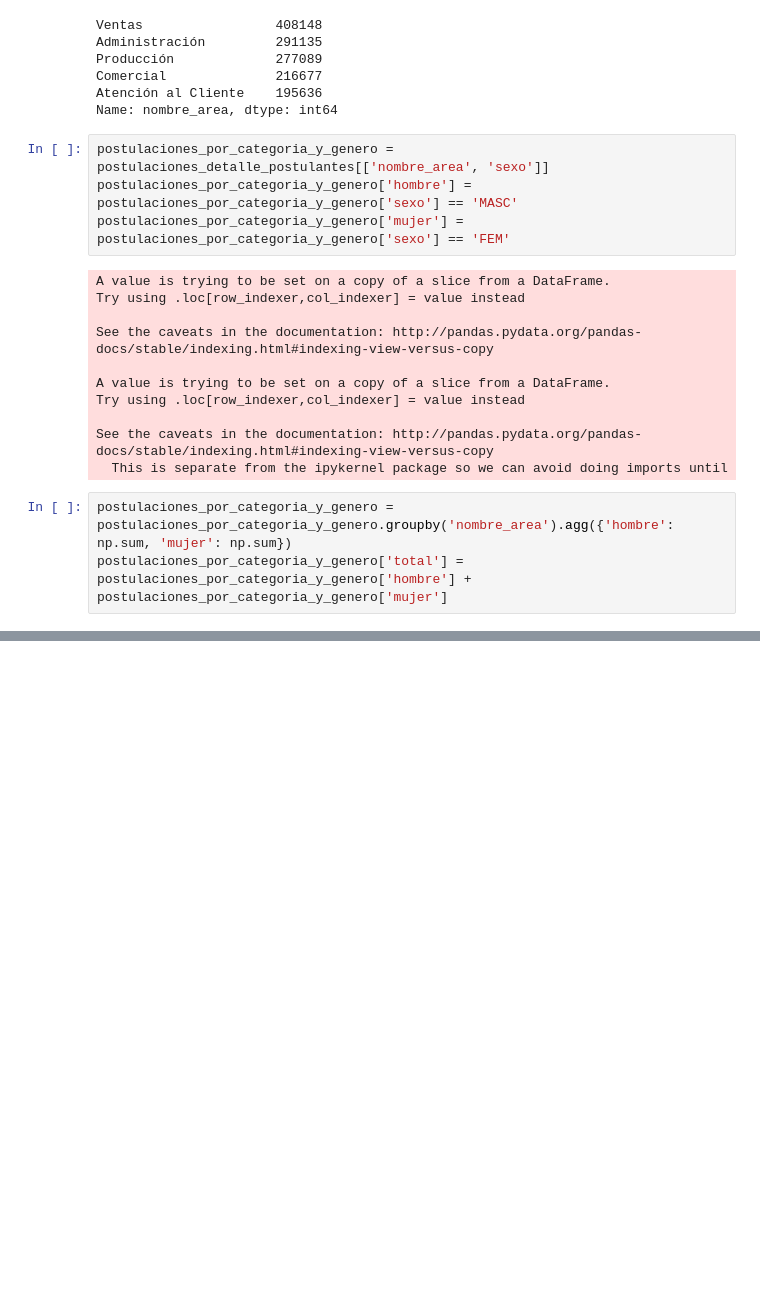
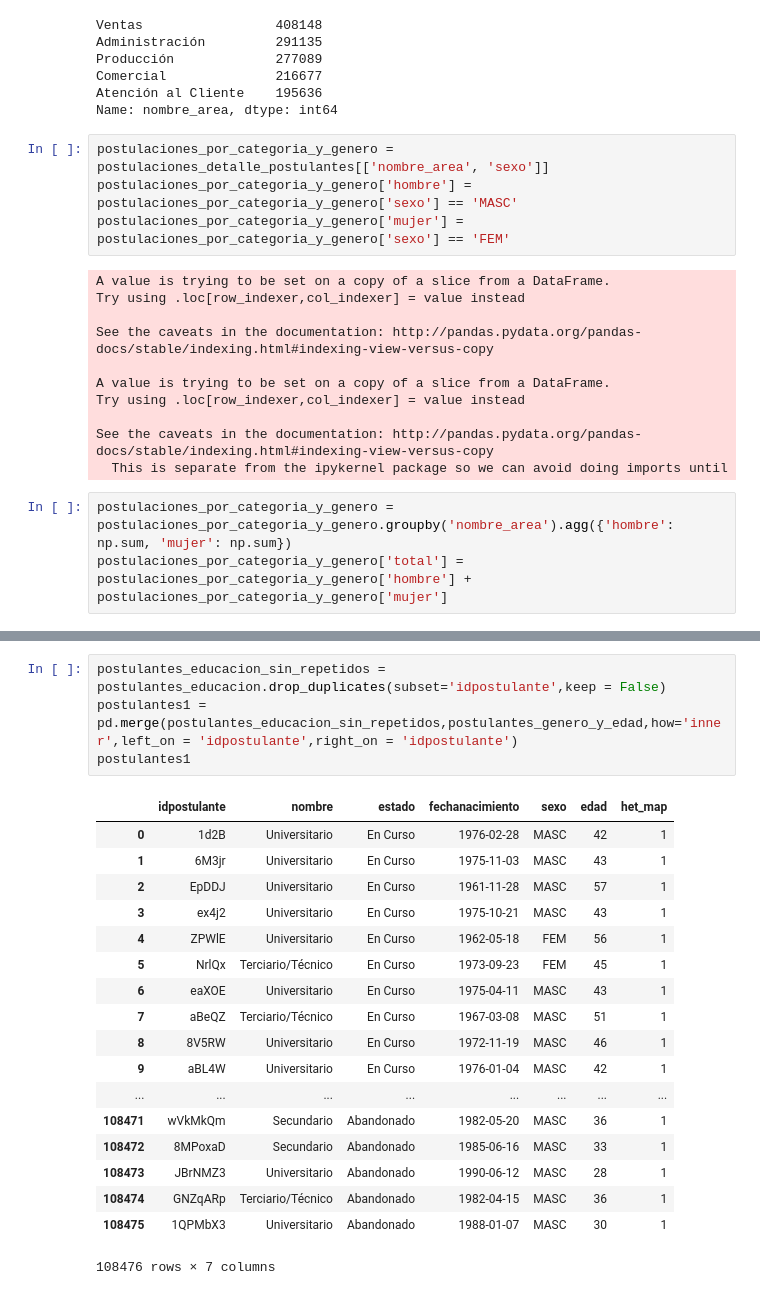
Before and after one commit to jhanvato/Datos2018, a Jupyter notebook: TP1_integrado.ipynb, the cells around one changed output, grey strips where cells are left out. Saved outputs shown, nothing was run; the diff lists cells and outputs as text; blank space fills up the shorter version.

```diff
--- a/TP1_integrado.ipynb
+++ b/TP1_integrado.ipynb
@@ -825,0 +901,23 @@ Text(0.5,1,'Cantidad de postulaciones por principales categorias')
+# %%
+postulantes_educacion_sin_repetidos = postulantes_educacion.drop_duplicates(subset='idpostulante',keep = False)
+postulantes1 = pd.merge(postulantes_educacion_sin_repetidos,postulantes_genero_y_edad,how='inner',left_on = 'idpostulante',right_on = 'idpostulante')
+postulantes1
+# %% [output]
+|  | idpostulante | nombre | estado | fechanacimiento | sexo | edad | het_map |
+| 0 | 1d2B | Universitario | En Curso | 1976-02-28 | MASC | 42 | 1 |
+| 1 | 6M3jr | Universitario | En Curso | 1975-11-03 | MASC | 43 | 1 |
+| 2 | EpDDJ | Universitario | En Curso | 1961-11-28 | MASC | 57 | 1 |
+| 3 | ex4j2 | Universitario | En Curso | 1975-10-21 | MASC | 43 | 1 |
+| 4 | ZPWlE | Universitario | En Curso | 1962-05-18 | FEM | 56 | 1 |
+| 5 | NrlQx | Terciario/Técnico | En Curso | 1973-09-23 | FEM | 45 | 1 |
+| 6 | eaXOE | Universitario | En Curso | 1975-04-11 | MASC | 43 | 1 |
+| 7 | aBeQZ | Terciario/Técnico | En Curso | 1967-03-08 | MASC | 51 | 1 |
+| 8 | 8V5RW | Universitario | En Curso | 1972-11-19 | MASC | 46 | 1 |
+| 9 | aBL4W | Universitario | En Curso | 1976-01-04 | MASC | 42 | 1 |
+| ... | ... | ... | ... | ... | ... | ... | ... |
+| 108471 | wVkMkQm | Secundario | Abandonado | 1982-05-20 | MASC | 36 | 1 |
+| 108472 | 8MPoxaD | Secundario | Abandonado | 1985-06-16 | MASC | 33 | 1 |
+| 108473 | JBrNMZ3 | Universitario | Abandonado | 1990-06-12 | MASC | 28 | 1 |
+| 108474 | GNZqARp | Terciario/Técnico | Abandonado | 1982-04-15 | MASC | 36 | 1 |
+| 108475 | 1QPMbX3 | Universitario | Abandonado | 1988-01-07 | MASC | 30 | 1 |
+108476 rows × 7 columns
```
Also changed, not shown: parts of 26 cells of this notebook.
